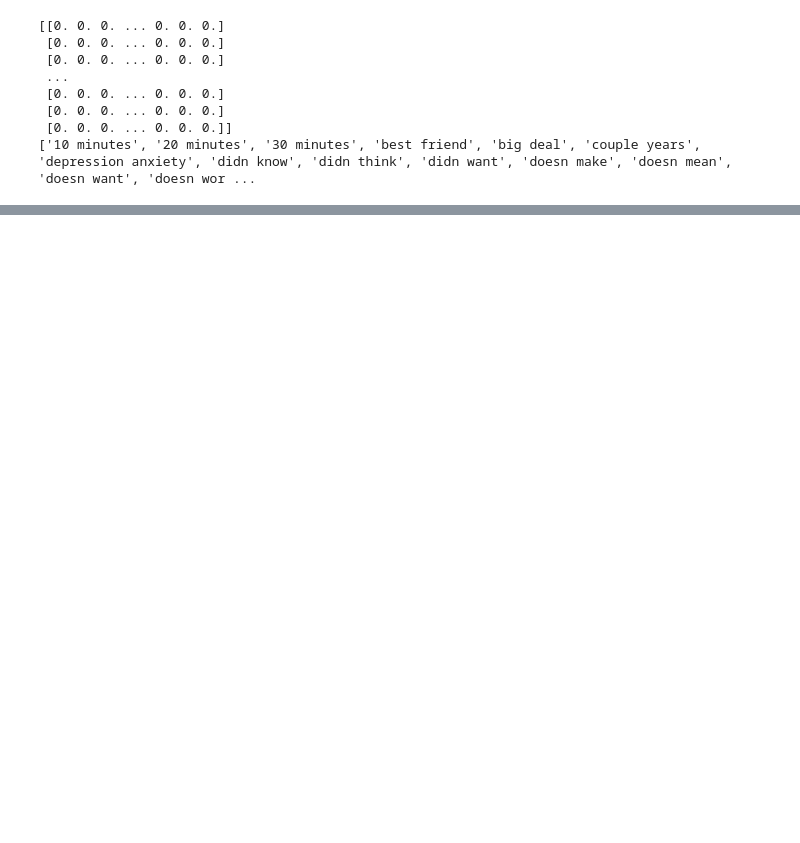
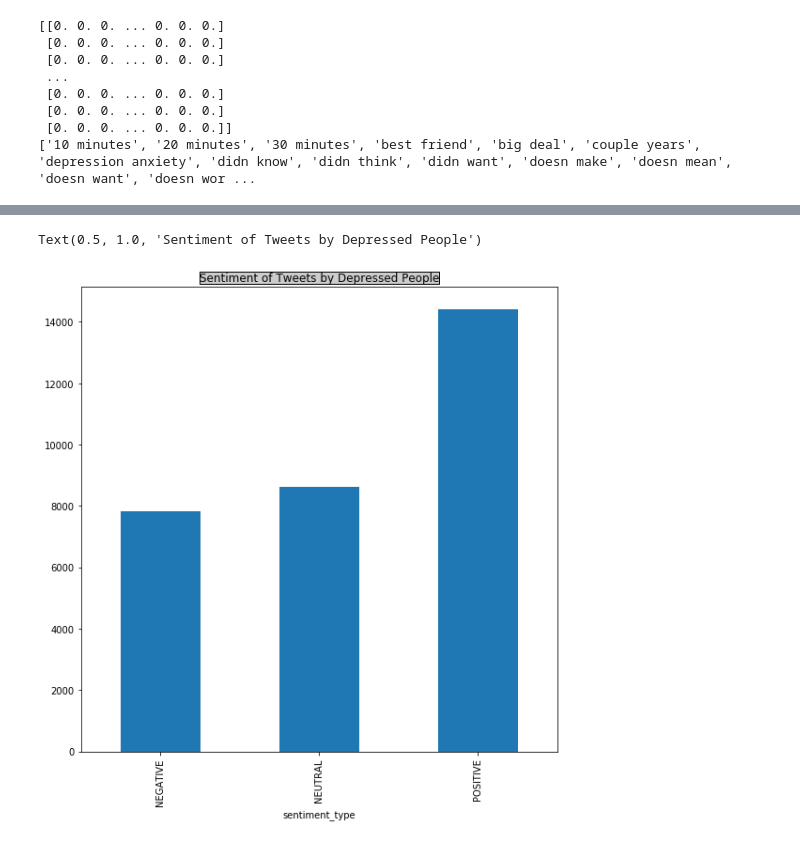
Before and after one commit to pavluka6/Early-depression-detection, a Jupyter notebook: EDD_data_analysis.ipynb, the cells around one changed output, grey strips where cells are left out. Drawn from its saved outputs; the diff is of its cells as text; code cells hidden in the pictures; blank space fills up the shorter version.

```diff
--- a/EDD_data_analysis.ipynb
+++ b/EDD_data_analysis.ipynb
@@ -86,7 +86,7 @@ data_test['text'] = data_test['text'].apply(lambda x: re.sub(r"@\S+", "", x))
 #lematizing
 from nltk.stem import WordNetLemmatizer
 positive_data_train['text_lem'] = [' '.join([WordNetLemmatizer().lemmatize(re.sub('[^A-Za-z]', '', line)) for line in lists.split()]).strip() for lists in positive_data_train['text']]
-negative_data_train['text_lem'] = [' '.join([WordNetLemmatizer().lemmatize(re.sub('[^A-Za-z]', '', line)) for line in lists]).strip() for lists in negative_data_train['text']]
+negative_data_train['text_lem'] = [' '.join([WordNetLemmatizer().lemmatize(re.sub('[^A-Za-z]', '', line)) for line in lists.split()]).strip() for lists in negative_data_train['text']]
 data_test['text_lem'] = [' '.join([WordNetLemmatizer().lemmatize(re.sub('[^A-Za-z]', '', line)) for line in lists.split()]).strip() for lists in data_test['text']]
 # %%
 #concat data
@@ -149,14 +186,18 @@ data_train.loc[data_train.sentiment_compound_polarity<0,'sentiment_type']='NEGAT
 # %%
 data_train_sentiment_depressed = data_train.loc[:,['depressed','sentiment_neutral', 'sentiment_type', 'text', 'text_lem']]
 data_train_sentiment_depressed = data_train_sentiment_depressed[data_train_sentiment_depressed.depressed == 1]
 
 # Plotting
-data_train_sentiment = data_train_sentiment_depressed.groupby(['sentiment_type'])['sentiment_neutral'].count()
-data_train_sentiment.rename("",inplace=True)
-explode = (1, 0, 0)
+import matplotlib.pyplot as plt
+
+data_train_sentiment_depressed = data_train_sentiment_depressed.groupby(['sentiment_type'])['sentiment_neutral'].count()
+data_train_sentiment_depressed.rename("",inplace=True)
 plt.subplot(221)
-data_train_sentiment.transpose().plot(kind='barh',figsize=(20, 20))
+data_train_sentiment_depressed.transpose().plot(kind='bar',figsize=(20, 20))
 plt.title('Sentiment of Tweets by Depressed People', bbox={'facecolor':'0.8', 'pad':0})
+# %% [output]
+Text(0.5, 1.0, 'Sentiment of Tweets by Depressed People')
+[figure, added]
 # %%
 data_train_sentiment_not_depressed = data_train.loc[:,['depressed','sentiment_neutral', 'sentiment_type', 'text', 'text_lem']]
 data_train_sentiment_not_depressed = data_train_sentiment_not_depressed[data_train_sentiment_not_depressed.depressed == 0]
```
Also changed, not shown: parts of 14 cells of this notebook.
